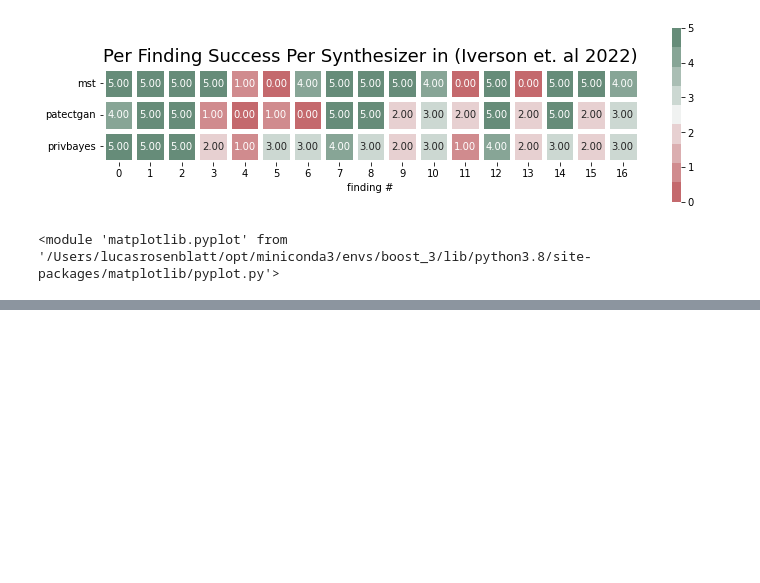
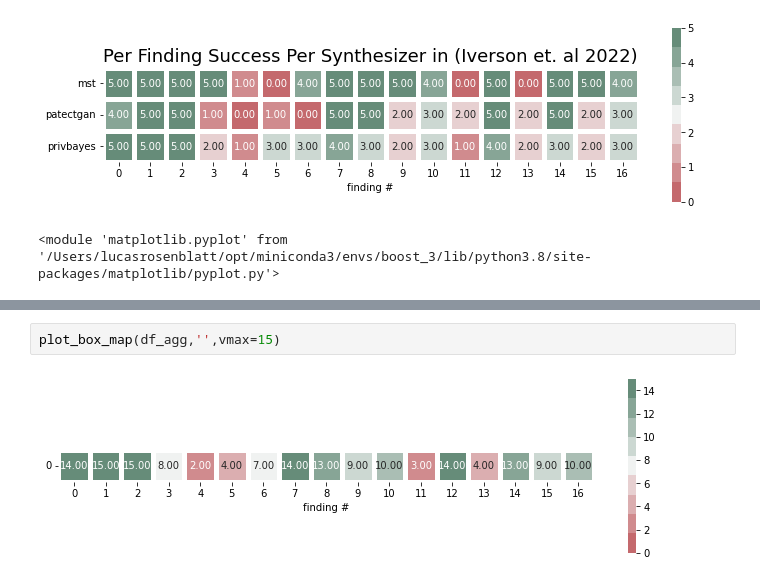
Before and after one commit to DataResponsibly/SynRD, a Jupyter notebook: papers/generate_figures.ipynb, the cells around one changed output, grey strips where cells are left out. Drawn from its saved outputs; the diff is of its cells as text; blank space fills up the shorter version.

```diff
--- a/papers/generate_figures.ipynb
+++ b/papers/generate_figures.ipynb
@@ -205,0 +218,4 @@ plot_box_map(df, 'Per Finding Success Per Synthesizer in (Iverson et. al 2022)')
+# %%
+plot_box_map(df_agg,'',vmax=15)
+# %% [output]
+[figure, added]
```
Also changed, not shown: parts of 10 cells of this notebook, 17 other files.
